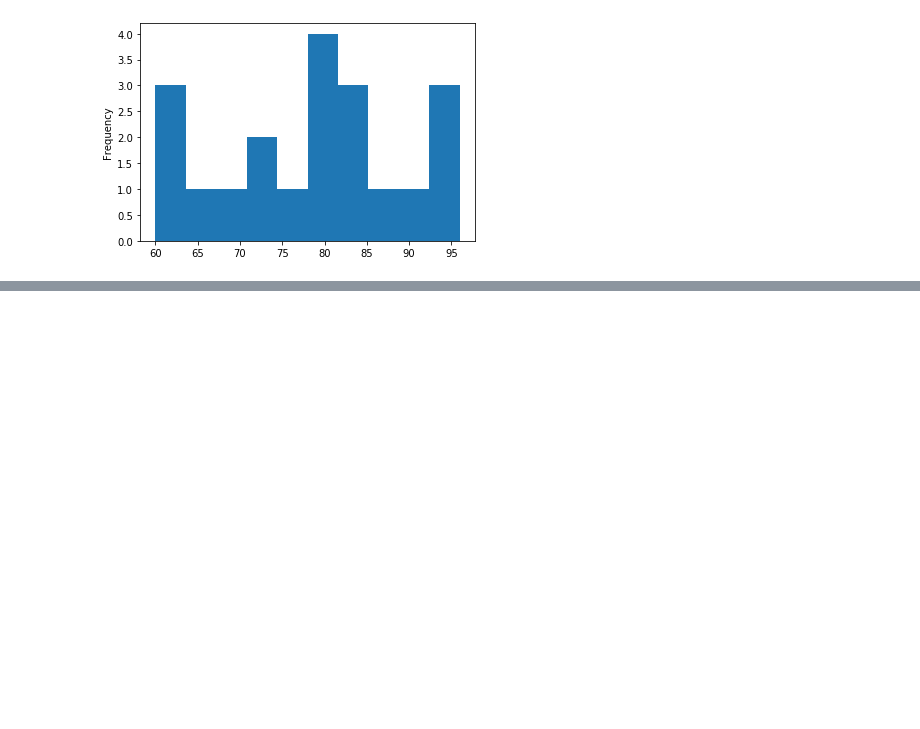
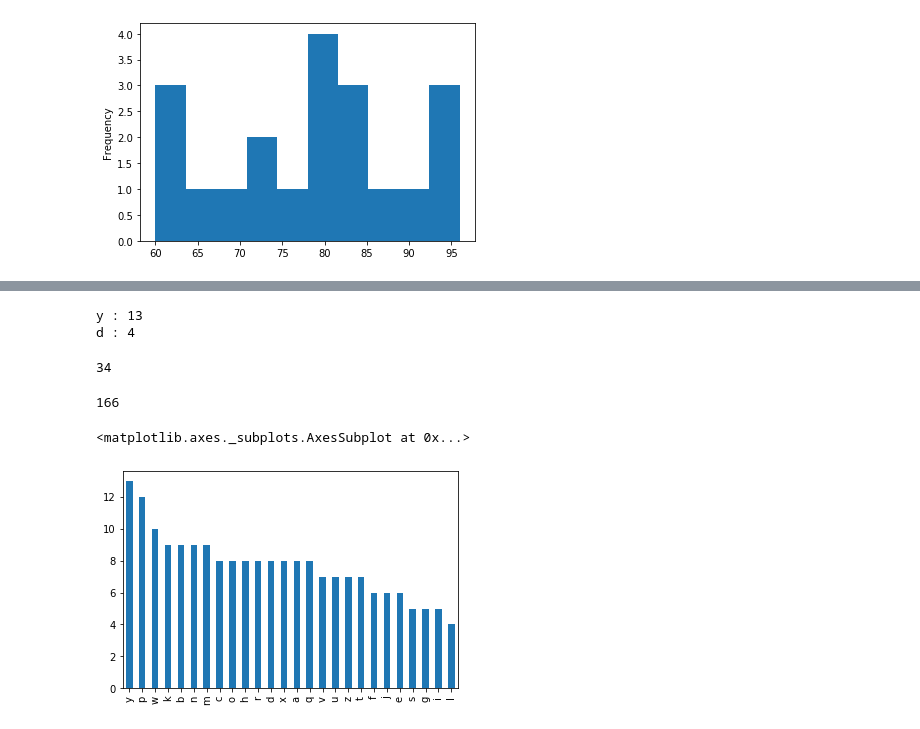
Before and after one commit to cari-holmes/python-exercises, a Jupyter notebook: pandas_series.ipynb, the cells around one changed output, grey strips where cells are left out. Drawn from its saved outputs; the diff is of its cells as text; code cells hidden in the pictures; blank space fills up the shorter version.

```diff
--- a/pandas_series.ipynb
+++ b/pandas_series.ipynb
@@ -323,0 +397,34 @@ TypeError: ufunc 'subtract' did not contain a loop with signature matching types
+# %%
+#A. What is the most frequently occuring letter? Least frequently occuring?
+frequencies = long_string.value_counts()
+most = frequencies.max()
+least = frequencies.min()
+print(long_string[frequencies.max()], ":" , most)
+print(long_string[frequencies.min()], ":" , least)
+# %% [output]
+y : 13
+d : 4
+# %%
+#B. How many vowels are in the list?
+def count_vowels(word):
+    count = 0
+    for letter in word:
+        if letter in "aeiou":
+            count += 1
+    return count
+vowels = long_string.apply(count_vowels)
+vowels.sum()
+# %% [output]
+34
+# %%
+#C. How many consonants are in the list?
+def count_consonants(word):
+    count = 0
+    for letter in word:
+        if letter not in "aeiou":
+            count += 1
+    return count
+consonants = long_string.apply(count_consonants)
+consonants.sum()
+# %% [output]
+166
@@ -323,0 +433,8 @@ TypeError: ufunc 'subtract' did not contain a loop with signature matching types
+# %%
+##E. Create a bar plot of the frequencies of the 6 most frequently occuring letters.
+import matplotlib as plt
+graph = long_string.value_counts()
+graph.plot.bar()
+# %% [output]
+<matplotlib.axes._subplots.AxesSubplot at 0x...>
+[figure, added]
```
Also changed, not shown: parts of 12 cells of this notebook.
